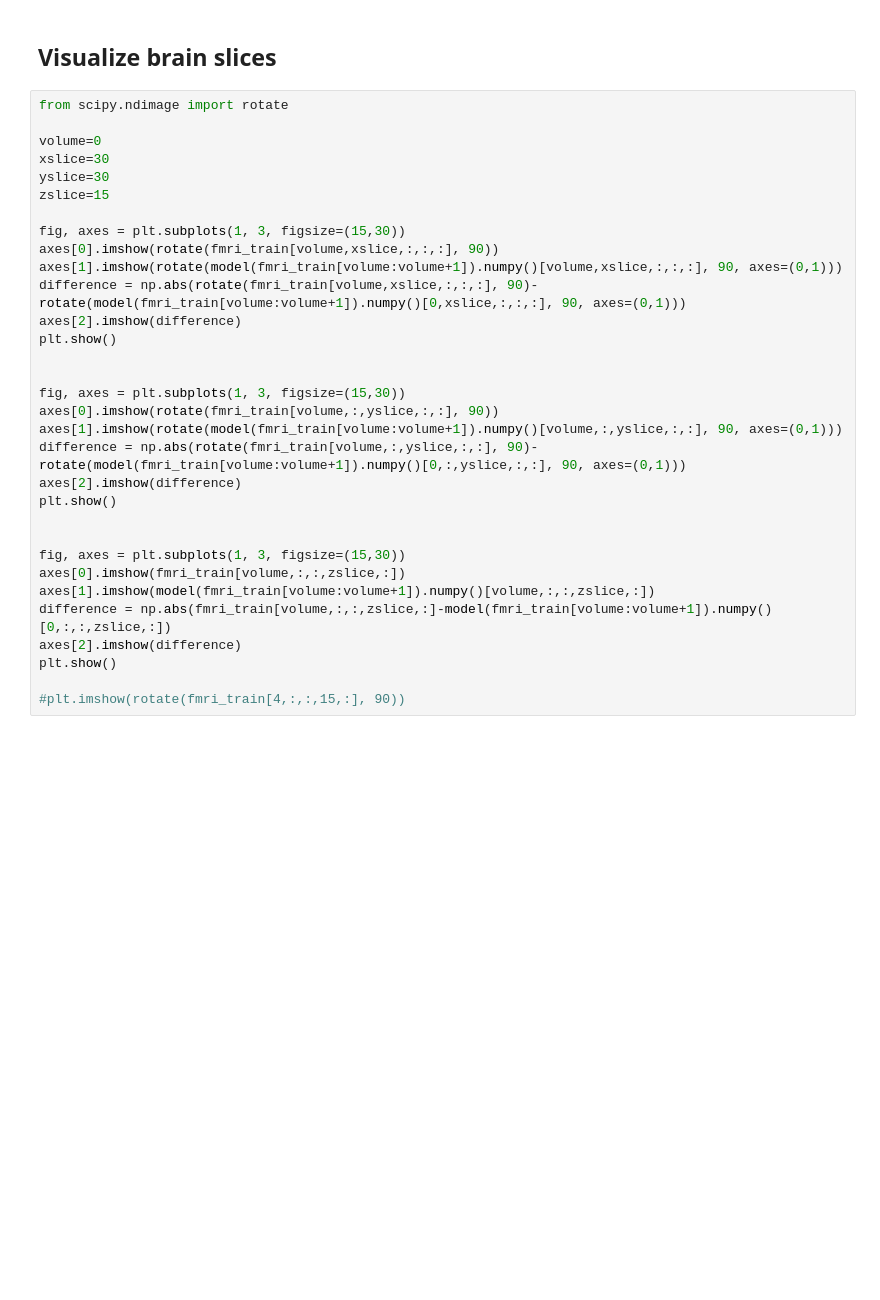
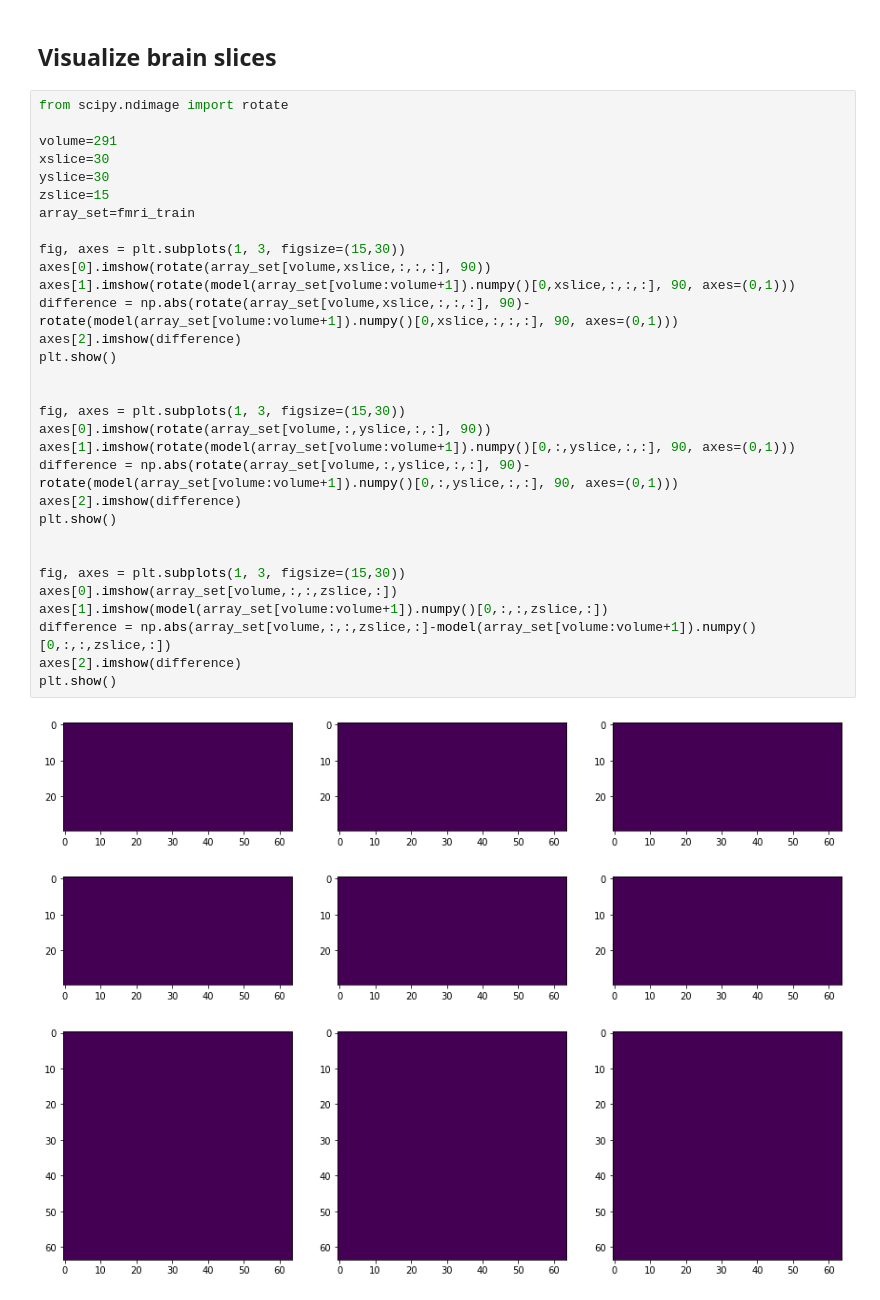
Before and after one commit to DCalhas/eeg_to_fmri, a Jupyter notebook: src/notebooks/fmri_ae_tests.ipynb, the cells around one changed output. Cells and saved outputs as stored; diff of their text form; blank space fills up the shorter version.

```diff
--- a/src/notebooks/fmri_ae_tests.ipynb
+++ b/src/notebooks/fmri_ae_tests.ipynb
@@ -85,32 +176,35 @@ AttributeError: 'NoneType' object has no attribute 'repeat'
 # %%
 from scipy.ndimage import rotate
 
-volume=0
+volume=291
 xslice=30
 yslice=30
 zslice=15
+array_set=fmri_train
 
 fig, axes = plt.subplots(1, 3, figsize=(15,30))
-axes[0].imshow(rotate(fmri_train[volume,xslice,:,:,:], 90))
-axes[1].imshow(rotate(model(fmri_train[volume:volume+1]).numpy()[volume,xslice,:,:,:], 90, axes=(0,1)))
-difference = np.abs(rotate(fmri_train[volume,xslice,:,:,:], 90)-rotate(model(fmri_train[volume:volume+1]).numpy()[0,xslice,:,:,:], 90, axes=(0,1)))
+axes[0].imshow(rotate(array_set[volume,xslice,:,:,:], 90))
+axes[1].imshow(rotate(model(array_set[volume:volume+1]).numpy()[0,xslice,:,:,:], 90, axes=(0,1)))
+difference = np.abs(rotate(array_set[volume,xslice,:,:,:], 90)-rotate(model(array_set[volume:volume+1]).numpy()[0,xslice,:,:,:], 90, axes=(0,1)))
 axes[2].imshow(difference)
 plt.show()
 
 
 fig, axes = plt.subplots(1, 3, figsize=(15,30))
-axes[0].imshow(rotate(fmri_train[volume,:,yslice,:,:], 90))
-axes[1].imshow(rotate(model(fmri_train[volume:volume+1]).numpy()[volume,:,yslice,:,:], 90, axes=(0,1)))
-difference = np.abs(rotate(fmri_train[volume,:,yslice,:,:], 90)-rotate(model(fmri_train[volume:volume+1]).numpy()[0,:,yslice,:,:], 90, axes=(0,1)))
+axes[0].imshow(rotate(array_set[volume,:,yslice,:,:], 90))
+axes[1].imshow(rotate(model(array_set[volume:volume+1]).numpy()[0,:,yslice,:,:], 90, axes=(0,1)))
+difference = np.abs(rotate(array_set[volume,:,yslice,:,:], 90)-rotate(model(array_set[volume:volume+1]).numpy()[0,:,yslice,:,:], 90, axes=(0,1)))
 axes[2].imshow(difference)
 plt.show()
 
 
 fig, axes = plt.subplots(1, 3, figsize=(15,30))
-axes[0].imshow(fmri_train[volume,:,:,zslice,:])
-axes[1].imshow(model(fmri_train[volume:volume+1]).numpy()[volume,:,:,zslice,:])
-difference = np.abs(fmri_train[volume,:,:,zslice,:]-model(fmri_train[volume:volume+1]).numpy()[0,:,:,zslice,:])
+axes[0].imshow(array_set[volume,:,:,zslice,:])
+axes[1].imshow(model(array_set[volume:volume+1]).numpy()[0,:,:,zslice,:])
+difference = np.abs(array_set[volume,:,:,zslice,:]-model(array_set[volume:volume+1]).numpy()[0,:,:,zslice,:])
 axes[2].imshow(difference)
 plt.show()
-
-#plt.imshow(rotate(fmri_train[4,:,:,15,:], 90))
+# %% [output]
+[figure, added]
+[figure, added]
+[figure, added]
```
Also changed, not shown: parts of 16 cells of this notebook, 5 other files.
